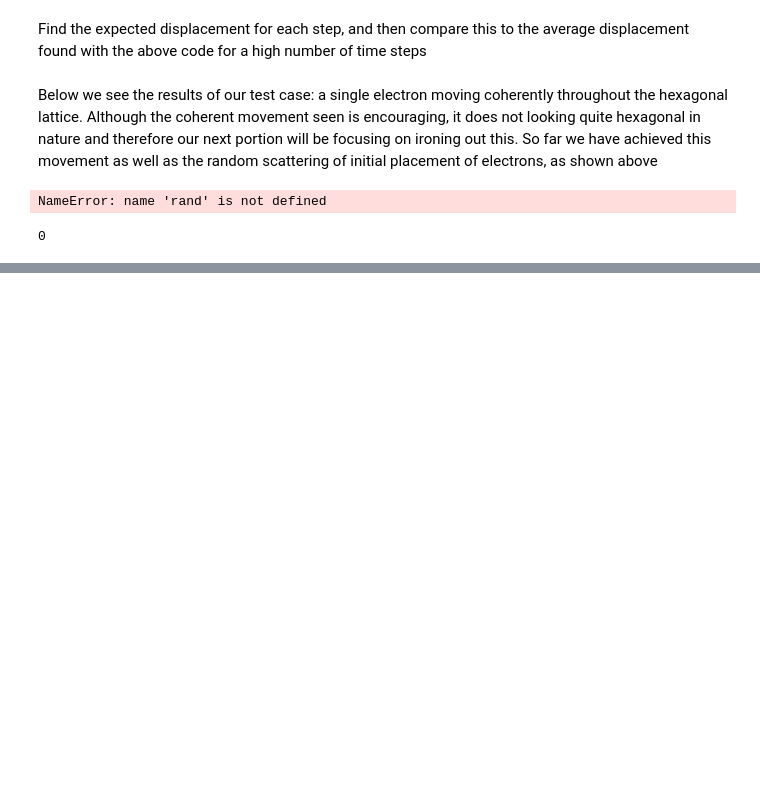
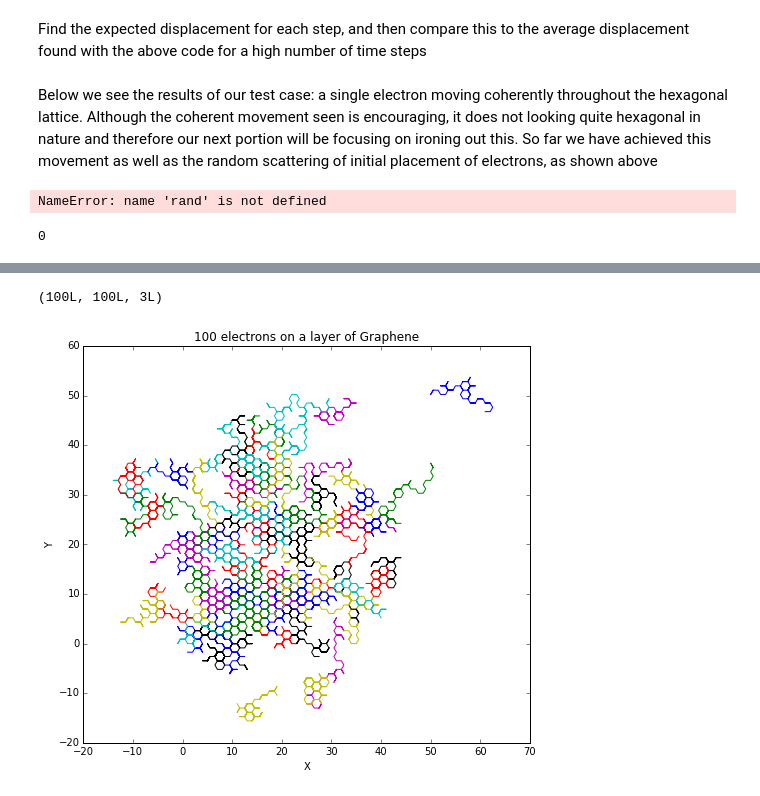
Before and after one commit to gmp25/SolidStatePhysicsProject, a Jupyter notebook: Untitled.ipynb, the cells around one changed output, grey strips where cells are left out. Saved outputs shown, nothing was run; the diff lists cells and outputs as text; code cells hidden in the pictures; blank space fills up the shorter version.

```diff
--- a/Untitled.ipynb
+++ b/Untitled.ipynb
@@ -220,0 +325,35 @@ print(0%2)
+# %%
+def call_function(electronarray,t,N):
+    new_electron = []
+    electrons = np.zeros([t,N,3]) #an array of each electrons movements over time steps
+    change = np.zeros([t,N,3])
+    electronarray_old = electronarray
+
+    for j in range(t):
+        for i in range(N):
+            new_electron = motions(electronarray[i,0],electronarray[i,1],electronarray[i,2],i)
+            electronarray[i,0], electronarray[i,1], electronarray[i,2] = new_electron[0], new_electron[1], new_electron[2]
+        #print electronarray
+        electrons[j,:,:] = np.asarray([electronarray])
+        change[j,:,:] = np.asarray(electronarray - electronarray_old)
+        #can be used to make test cases
+        #jtype column can tell us total distance traveled, (final iteration pos - start pos) gives total displacement
+    print np.shape(electrons)
+
+    return electrons
+electrons = call_function(electronarray,t,N)
+
+for i in xrange(N):
+    plt.plot(electrons[:,i,0],electrons[:,i,1])
+    plt.title('%d electrons on a layer of Graphene' % N)
+    plt.xlabel('X')
+    plt.ylabel('Y')
+    plt.gca().set_aspect('equal')
+    plt.grid()
+
+fig = plt.gcf()
+fig.set_size_inches(10, 10, forward=True)
+fig.savefig('test2png.png', dpi=100)
+# %% [output]
+(100L, 100L, 3L)
+[figure, added]
```
Also changed, not shown: parts of 9 cells of this notebook, 3 other files.
